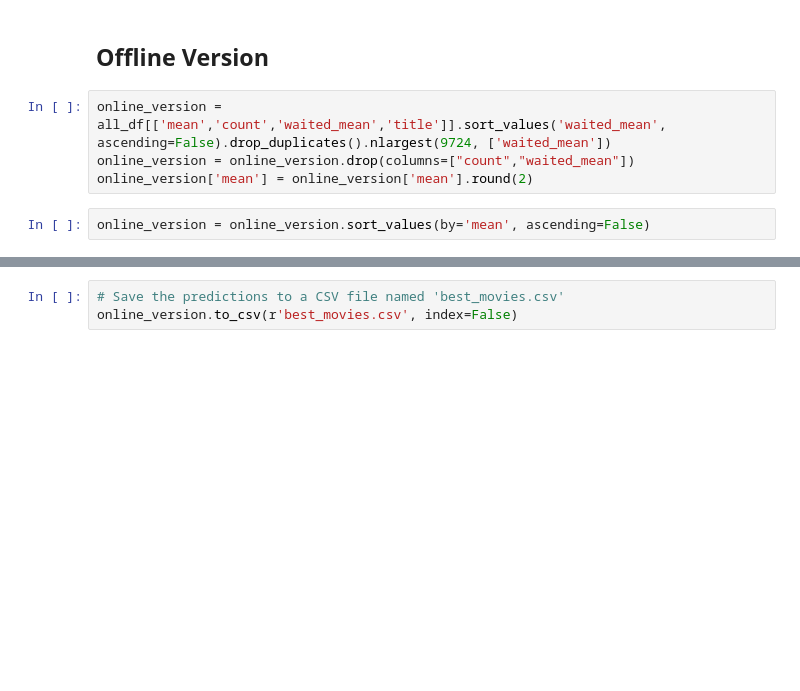
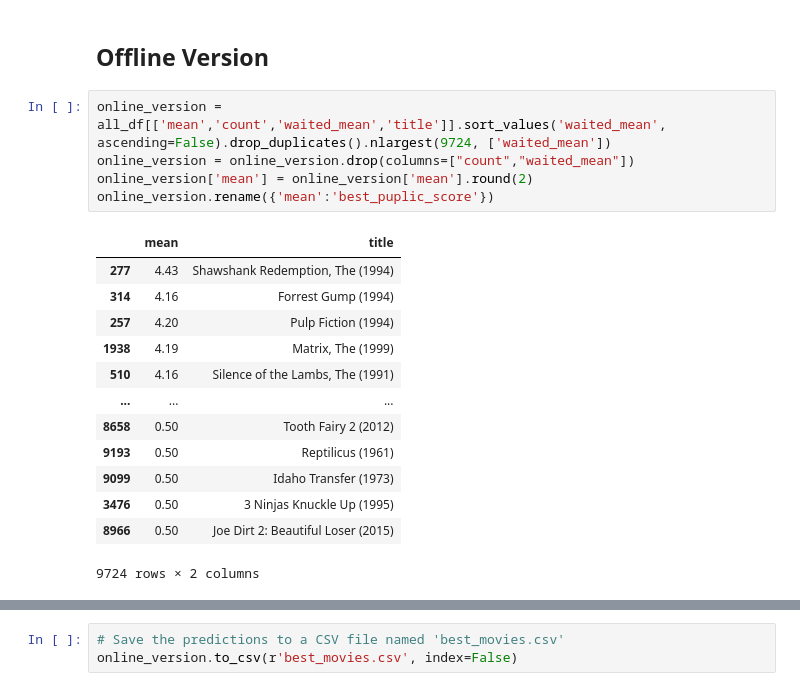
Before and after one commit to FindWhatYou/recomend_system, a Jupyter notebook: popular_app/1_movie_popularity_exploration.ipynb, the cells around one changed output, grey strips where cells are left out. Drawn from its saved outputs; the diff is of its cells as text; blank space fills up the shorter version.

```diff
--- a/popular_app/1_movie_popularity_exploration.ipynb
+++ b/popular_app/1_movie_popularity_exploration.ipynb
@@ -274,6 +271,19 @@ all_df[['mean','count','waited_mean','title']].sort_values('waited_mean', ascend
 # %%
 online_version = all_df[['mean','count','waited_mean','title']].sort_values('waited_mean', ascending=False).drop_duplicates().nlargest(9724, ['waited_mean'])
 online_version = online_version.drop(columns=["count","waited_mean"])
 online_version['mean'] = online_version['mean'].round(2)
+online_version.rename({'mean':'best_puplic_score'})
+# %% [output]
+|  | mean | title |
+| 277 | 4.43 | Shawshank Redemption, The (1994) |
+| 314 | 4.16 | Forrest Gump (1994) |
+| 257 | 4.20 | Pulp Fiction (1994) |
+| 1938 | 4.19 | Matrix, The (1999) |
+| 510 | 4.16 | Silence of the Lambs, The (1991) |
+| ... | ... | ... |
+| 8658 | 0.50 | Tooth Fairy 2 (2012) |
+| 9193 | 0.50 | Reptilicus (1961) |
+| 9099 | 0.50 | Idaho Transfer (1973) |
+| 3476 | 0.50 | 3 Ninjas Knuckle Up (1995) |
+| 8966 | 0.50 | Joe Dirt 2: Beautiful Loser (2015) |
+9724 rows × 2 columns
-# %%
-online_version = online_version.sort_values(by='mean', ascending=False)
```
Also changed, not shown: parts of 5 cells of this notebook, 6 other files.
